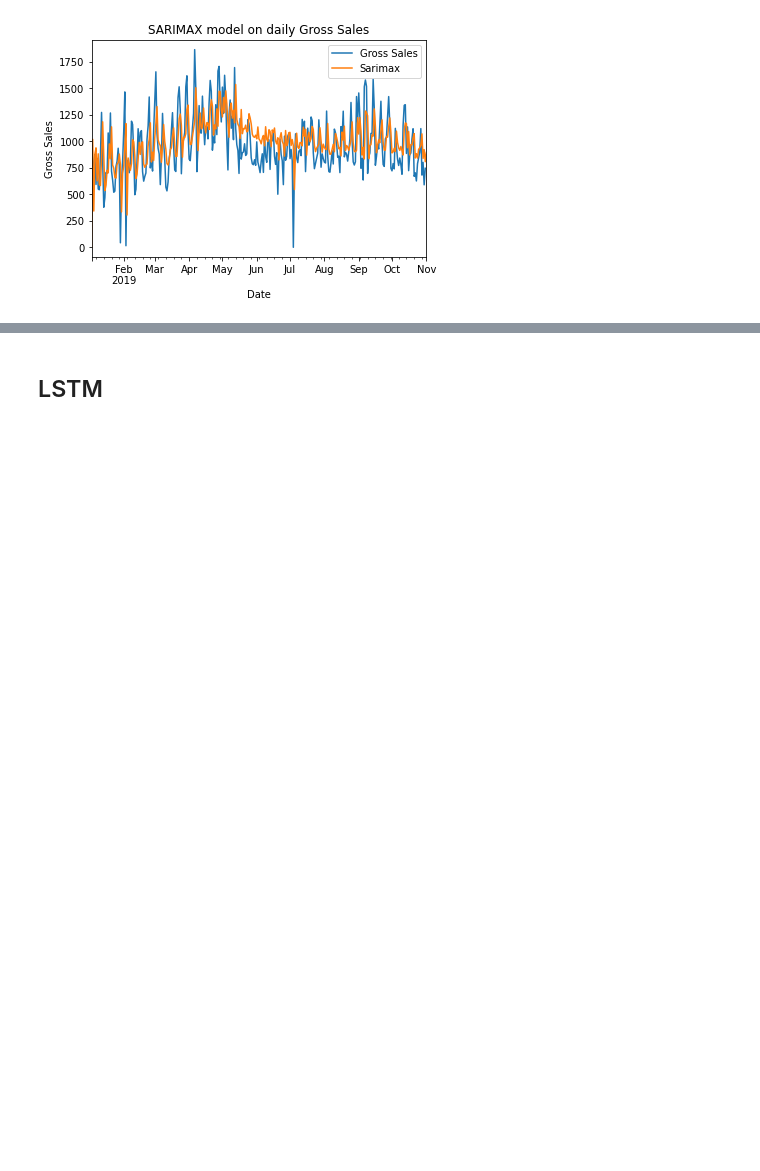
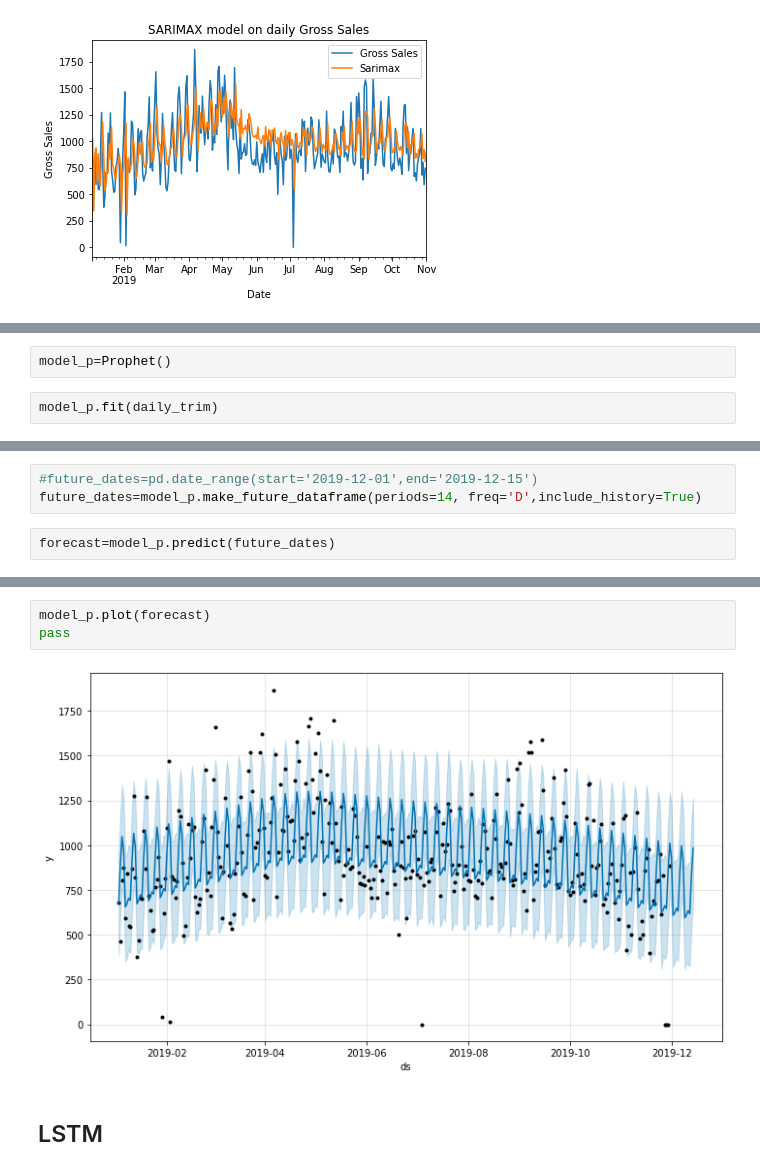
Before and after one commit to jtwang1027/business_analysis, a Jupyter notebook: time_series_forecasting.ipynb, the cells around one changed output, grey strips where cells are left out. Saved outputs shown, nothing was run; the diff lists cells and outputs as text; blank space fills up the shorter version.

```diff
--- a/time_series_forecasting.ipynb
+++ b/time_series_forecasting.ipynb
@@ -161,0 +182,4 @@ Text(0.5, 0, 'Date')
+# %%
+model_p=Prophet()
+# %%
+model_p.fit(daily_trim)
@@ -161,0 +190,5 @@ Text(0.5, 0, 'Date')
+# %%
+#future_dates=pd.date_range(start='2019-12-01',end='2019-12-15')
+future_dates=model_p.make_future_dataframe(periods=14, freq='D',include_history=True)
+# %%
+forecast=model_p.predict(future_dates)
@@ -162,3 +204,8 @@ Text(0.5, 0, 'Date')
+# %%
+model_p.plot(forecast)
+pass
+# %% [output]
+[figure, added]
 # %% [markdown]
 ## LSTM
 # %% [markdown]
```
Also changed, not shown: parts of 8 cells of this notebook.
